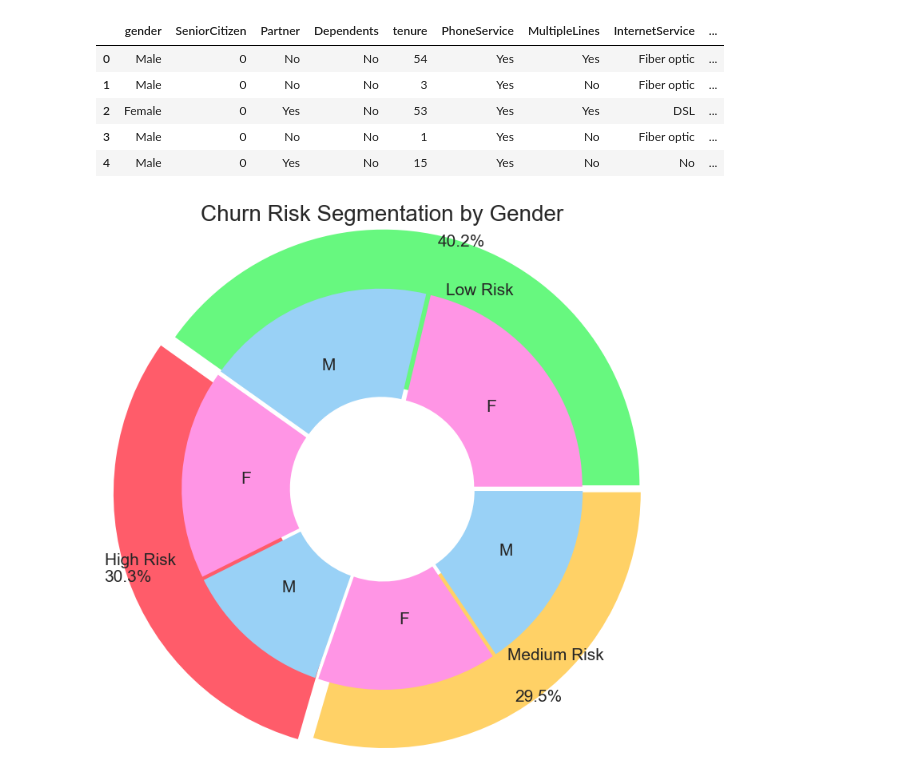
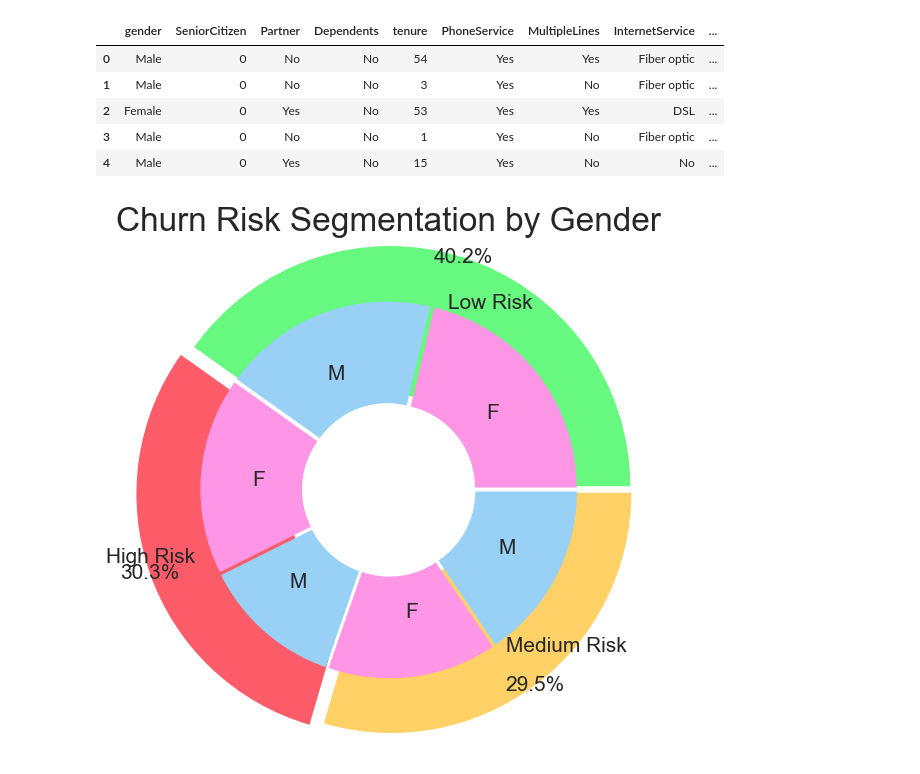
Before and after one commit to wuttipansat/Churn_Prediction, a Jupyter notebook: notebooks/inference.ipynb, the cells around one changed output. Saved outputs shown, nothing was run; the diff lists cells and outputs as text; code cells hidden in the pictures.

```diff
--- a/notebooks/inference.ipynb
+++ b/notebooks/inference.ipynb
@@ -159,37 +159,37 @@ inner_sizes = risk_counts.values
 outer_labels = [f"{gender[1][0]}" for gender in group_counts.index]
 outer_sizes = group_counts.values
 
-fig, ax = plt.subplots(figsize=(8,8))
+fig, ax = plt.subplots(figsize=(8,6))
 
 ax.pie(
     inner_sizes,
     radius=1.3,
     labels=inner_labels,
     colors=["#67F87F", "#FF5C6A", "#FFD166"],
     explode=[0.02,0.07,0.02],
     autopct='%1.1f%%',
     pctdistance=1.0,
     labeldistance=0.8,
     wedgeprops=dict(width=0.8, edgecolor='none'),
     textprops={'fontsize': 15}
 )
 
 
 ax.pie(
     outer_sizes,
     radius=1.0,
     labels=outer_labels,
     colors=["#ff95e5", "#99d1f6"] * (len(outer_sizes)//2),
     explode=[0.02]*len(outer_sizes),
     wedgeprops=dict(width=0.55, edgecolor='none'),
     labeldistance=0.65,
     textprops={'fontsize': 15}
 )
 
-ax.set_title("Churn Risk Segmentation by Gender", pad=20, fontsize=20)
+ax.set_title("Churn Risk Segmentation by Gender", pad=20, fontsize=24)
 
 plt.show()
 # %% [output]
-[figure, old version]
+[figure, new version]
 # %%
 fig, ax = plt.subplots(figsize=(8,6))
```
Also changed, not shown: parts of 2 cells of this notebook, 5 other files.
